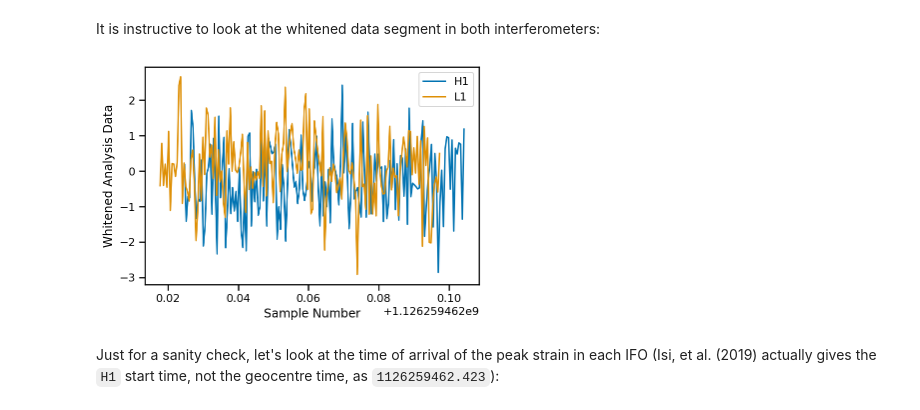
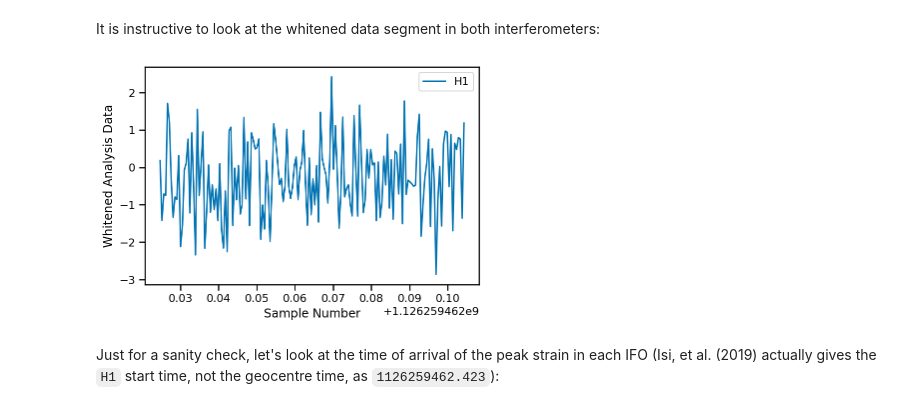
Before and after one commit to Sizheng-Ma/ringdown, a Jupyter notebook: docs/examples/GW150914_circular.ipynb, the cells around one changed output. Drawn from its saved outputs; the diff is of its cells as text; code cells hidden in the pictures.

```diff
--- a/docs/examples/GW150914_circular.ipynb
+++ b/docs/examples/GW150914_circular.ipynb
@@ -141,13 +141,13 @@ It is instructive to look at the whitened data segment in both interferometers:
 # %%
 fit.compute_acfs()
 wd = fit.whiten(fit.analysis_data)
 plot(wd['H1'], label='H1')
-plot(wd['L1'], label='L1')
+# plot(wd['L1'], label='L1')
 legend(loc='best');
 xlabel(r'Sample Number');
 ylabel(r'Whitened Analysis Data');
 # %% [output]
-[figure, old version]
+[figure, new version]
 # %% [markdown]
 Just for a sanity check, let's look at the time of arrival of the peak strain in each IFO (Isi, et al. (2019) actually gives the `H1` start time, not the geocentre time, as `1126259462.423`):
 # %%
```
Also changed, not shown: parts of 7 cells of this notebook, 2 other files.
